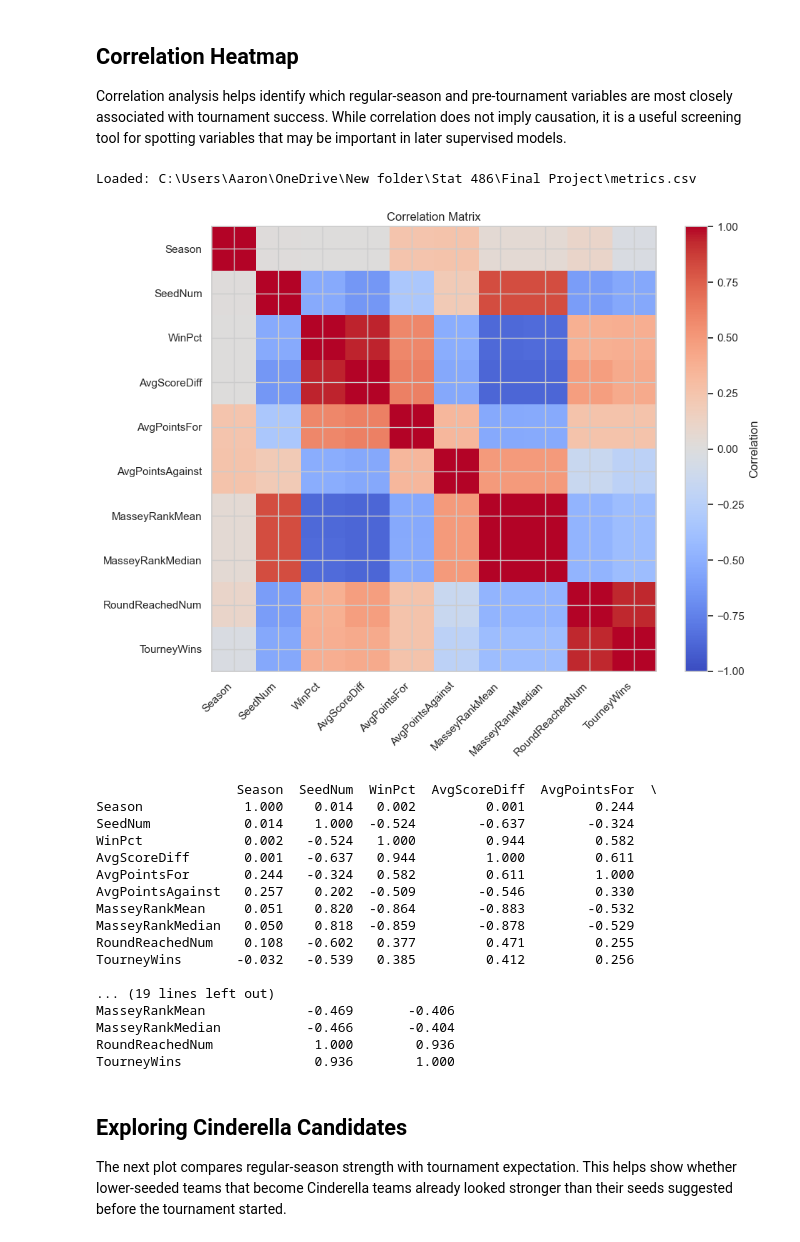
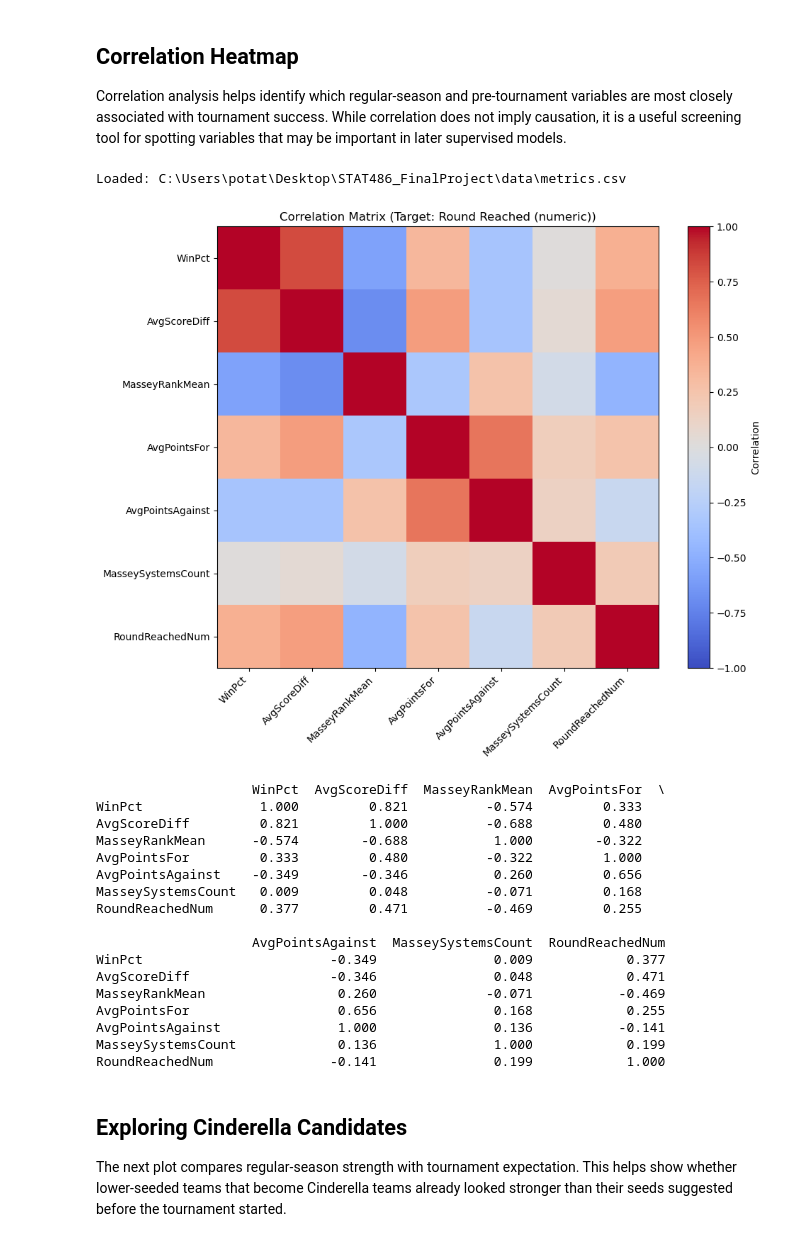
Before and after one commit to ThatTwoDude/STAT486_FinalProject, a Jupyter notebook: data/EDA.ipynb, the cells around one changed output. Drawn from its saved outputs; the diff is of its cells as text; code cells hidden in the pictures.

```diff
--- a/data/EDA.ipynb
+++ b/data/EDA.ipynb
@@ -449,56 +460,62 @@ elif "MadeTournament" in df.columns and pd.api.types.is_numeric_dtype(df["MadeTo
     outcome_col = "MadeTournament"
     display_name = "Made Tournament (0/1)"
 else:
-    candidate_cols = corr_df.columns.tolist()
+    raise ValueError("Could not find a valid tournament outcome column.")
 
-# Keep only numeric columns that exist
+corr_df = df.copy()
+
+candidate_cols = [
+    "WinPct", "AvgScoreDiff", "MasseyRankMean", "AvgPointsFor",
+    "AvgPointsAgainst", "MasseySystemsCount", outcome_col
+]
+
 corr_cols = [
     c for c in candidate_cols
     if c in corr_df.columns and pd.api.types.is_numeric_dtype(corr_df[c])
 ]
 
 if len(corr_cols) < 2:
     raise ValueError("Need at least 2 numeric columns for correlation matrix.")
 
 corr_matrix = corr_df[corr_cols].corr(numeric_only=True)
 
 # Plot heatmap with matplotlib
 fig, ax = plt.subplots(figsize=(10, 8))
 im = ax.imshow(corr_matrix.values, cmap="coolwarm", vmin=-1, vmax=1)
 
 ax.set_xticks(range(len(corr_cols)))
 ax.set_yticks(range(len(corr_cols)))
 ax.set_xticklabels(corr_cols, rotation=45, ha="right")
 ax.set_yticklabels(corr_cols)
-ax.set_title("Correlation Matrix")
+ax.set_title(f"Correlation Matrix (Target: {display_name})")
 
 cbar = plt.colorbar(im, ax=ax)
 cbar.set_label("Correlation")
 
 plt.tight_layout()
 plt.show()
 
 print(corr_matrix.round(3))
 # %% [output]
-Loaded: C:\Users\Aaron\OneDrive\New folder\Stat 486\Final Project\metrics.csv
+Loaded: C:\Users\potat\Desktop\STAT486_FinalProject\data\metrics.csv
-[figure, old version]
+[figure, new version]
-                  Season  SeedNum  WinPct  AvgScoreDiff  AvgPointsFor  \
-Season             1.000    0.014   0.002         0.001         0.244
-SeedNum            0.014    1.000  -0.524        -0.637        -0.324
-WinPct             0.002   -0.524   1.000         0.944         0.582
-AvgScoreDiff       0.001   -0.637   0.944         1.000         0.611
-AvgPointsFor       0.244   -0.324   0.582         0.611         1.000
-AvgPointsAgainst   0.257    0.202  -0.509        -0.546         0.330
-MasseyRankMean     0.051    0.820  -0.864        -0.883        -0.532
-MasseyRankMedian   0.050    0.818  -0.859        -0.878        -0.529
-RoundReachedNum    0.108   -0.602   0.377         0.471         0.255
-TourneyWins       -0.032   -0.539   0.385         0.412         0.256
+                    WinPct  AvgScoreDiff  MasseyRankMean  AvgPointsFor  \
+WinPct               1.000         0.821          -0.574         0.333
+AvgScoreDiff         0.821         1.000          -0.688         0.480
+MasseyRankMean      -0.574        -0.688           1.000        -0.322
+AvgPointsFor         0.333         0.480          -0.322         1.000
+AvgPointsAgainst    -0.349        -0.346           0.260         0.656
+MasseySystemsCount   0.009         0.048          -0.071         0.168
+RoundReachedNum      0.377         0.471          -0.469         0.255
 
-... (19 lines left out)
-MasseyRankMean             -0.469       -0.406
-MasseyRankMedian           -0.466       -0.404
-RoundReachedNum             1.000        0.936
-TourneyWins                 0.936        1.000
+                    AvgPointsAgainst  MasseySystemsCount  RoundReachedNum
+WinPct                        -0.349               0.009            0.377
+AvgScoreDiff                  -0.346               0.048            0.471
+MasseyRankMean                 0.260              -0.071           -0.469
+AvgPointsFor                   0.656               0.168            0.255
+AvgPointsAgainst               1.000               0.136           -0.141
+MasseySystemsCount             0.136               1.000            0.199
+RoundReachedNum               -0.141               0.199            1.000
 # %% [markdown]
 ## Exploring Cinderella Candidates
 
```
Also changed, not shown: parts of 4 cells of this notebook, 2 other files.
